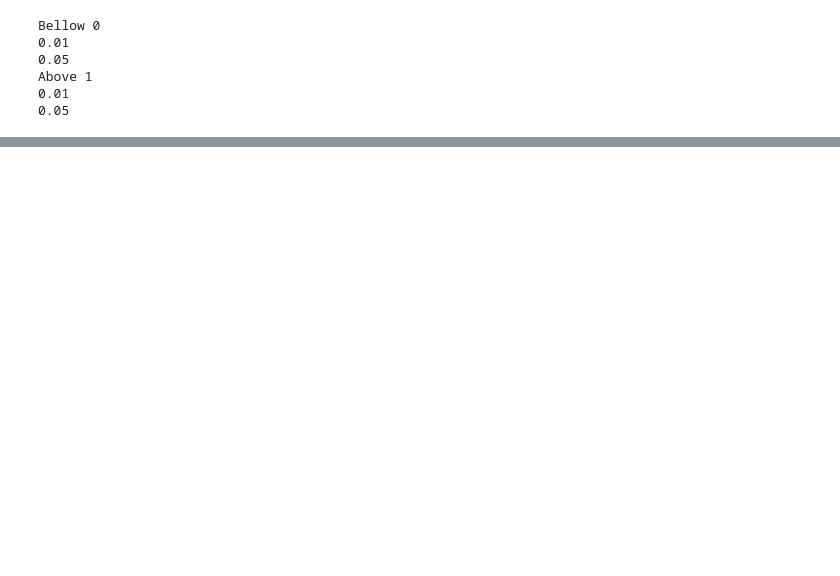
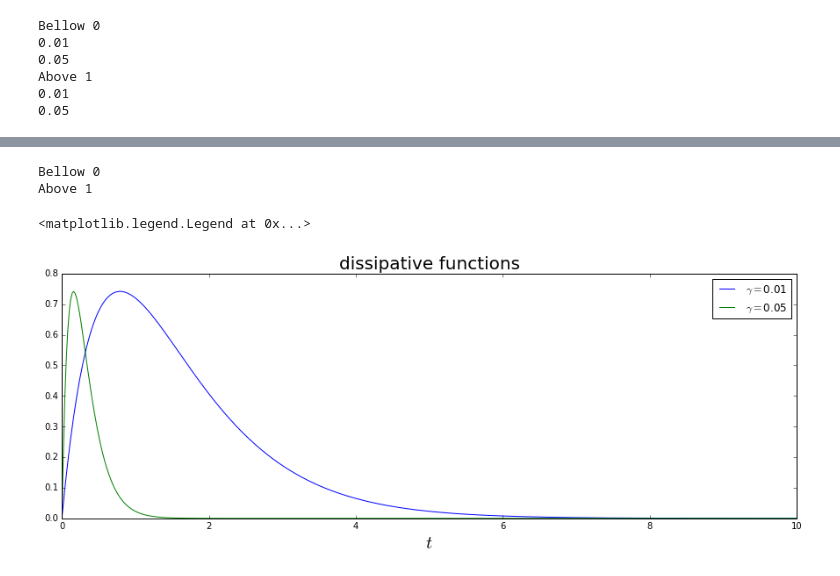
Before and after one commit to daniel-lozano/Thesis, a Jupyter notebook: Dissipation/Dissipation_Explained.ipynb, the cells around one changed output, grey strips where cells are left out. Drawn from its saved outputs; the diff is of its cells as text; code cells hidden in the pictures; blank space fills up the shorter version.

```diff
--- a/Dissipation/Dissipation_Explained.ipynb
+++ b/Dissipation/Dissipation_Explained.ipynb
@@ -229,0 +228,24 @@ plot(E2,up)
+# %%
+for k in range(2): #doing bellow and above in one try
+
+    if(k==0): #choosing the energy we will work with
+        E=E1
+        print "Bellow",k
+
+    if(k==1):
+        E=E2
+        print "Above",k
+
+    for g in range(len(Gamma)):
+
+        ft=Dissipation_function(OMEGA,Gamma[g],t)
+        if(k==0):
+            plot(t,ft,label="$ \gamma= $"+str(Gamma[g]))
+title("dissipative functions",size=20)
+xlabel("$ t $", size=20)
+legend()
+# %% [output]
+Bellow 0
+Above 1
+<matplotlib.legend.Legend at 0x...>
+[figure, added]
```
Also changed, not shown: parts of 10 cells of this notebook.
